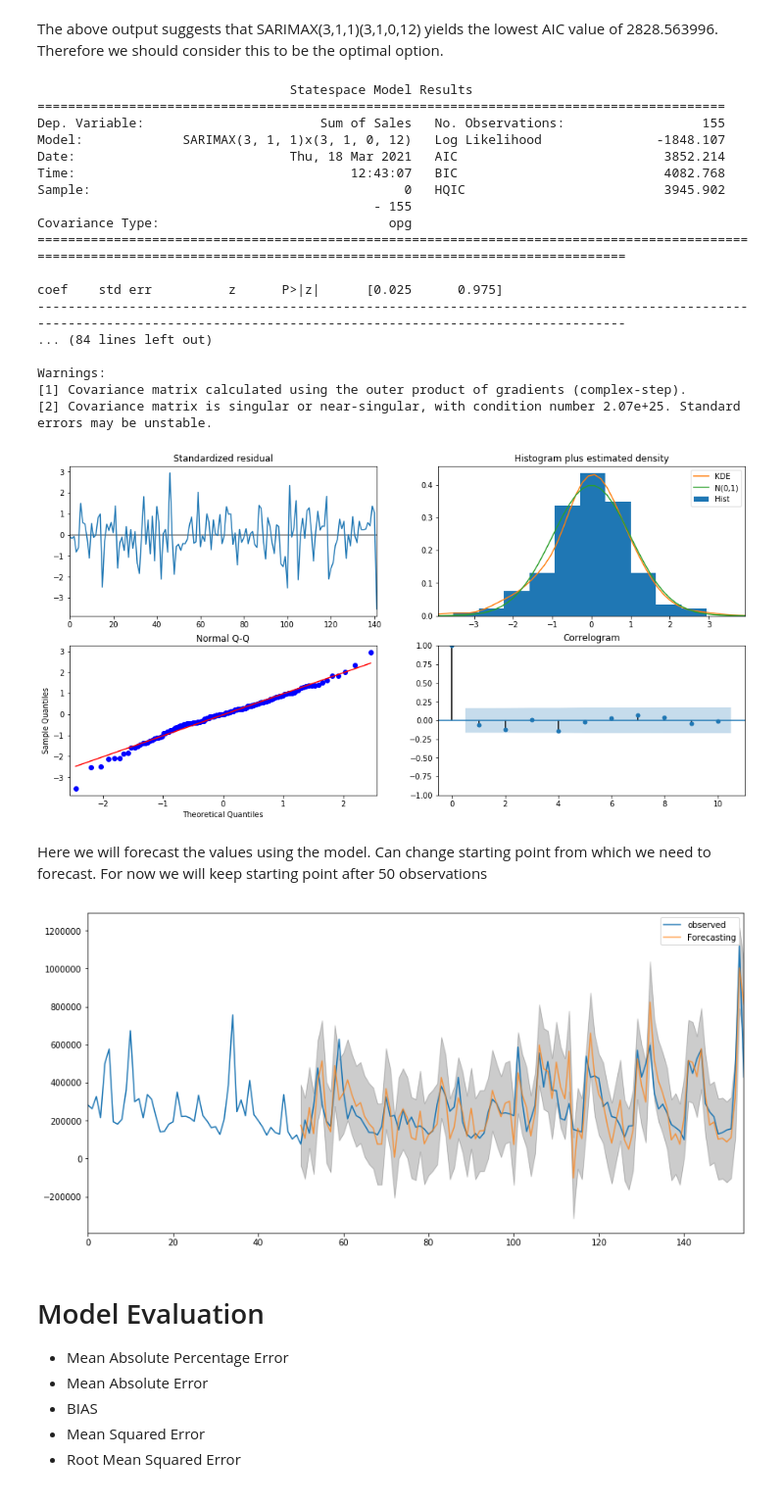
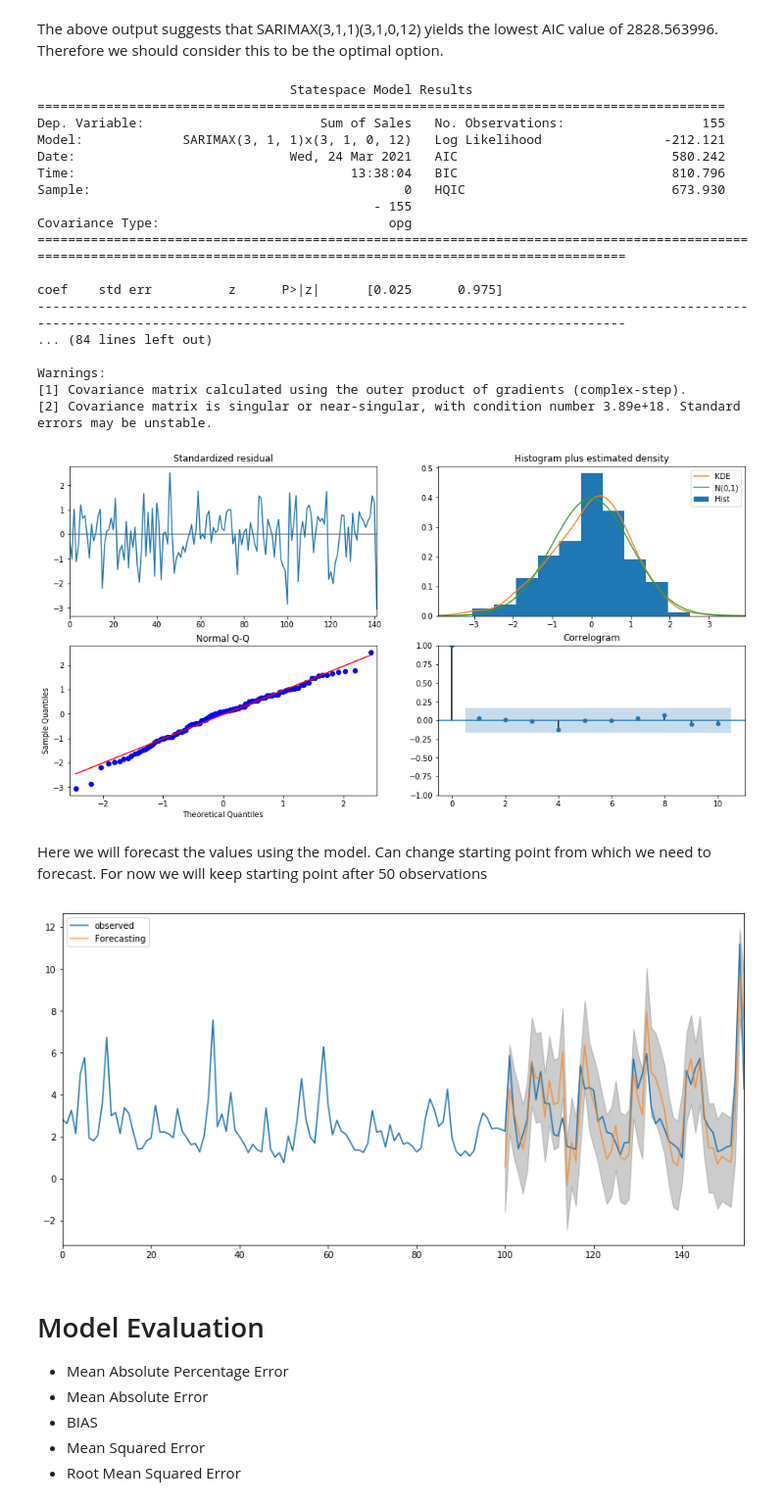
Before and after one commit to rnair7163/LabelMaster_Sales_Forecasting, a Jupyter notebook: src/Data_Modeling/books_sarima_exog.ipynb, the cells around one changed output. Shown: that part at 98% size. Cells and saved outputs as stored; diff of their text form; code cells hidden in the pictures.

Commit message:
scaled sum of sales

```diff
--- a/src/Data_Modeling/books_sarima_exog.ipynb
+++ b/src/Data_Modeling/books_sarima_exog.ipynb
@@ -25,6 +25,7 @@ import Model_Evaluation as me
 books = pd.read_csv('/Users/rahulnair/Desktop/Labelmaster_/Sales_Data/Books_ext_fs.csv')
 #books = pd.read_csv('/content/drive/MyDrive/Colab Notebooks/LabelMaster/LabelMaster Data/Books_ext.csv')
 sales = books[['Year_Month','Sum of Sales']]
+sales['Sum of Sales'] = sales['Sum of Sales']/100000
 sales
 # %% [output]
 |  | Year_Month | Sum of Sales |
@@ -187,10 +184,10 @@ print(results.summary())
                                  Statespace Model Results
 ==========================================================================================
 Dep. Variable:                       Sum of Sales   No. Observations:                  155
-Model:             SARIMAX(3, 1, 1)x(3, 1, 0, 12)   Log Likelihood               -1848.107
-Date:                            Thu, 18 Mar 2021   AIC                           3852.214
-Time:                                    12:43:07   BIC                           4082.768
-Sample:                                         0   HQIC                          3945.902
+Model:             SARIMAX(3, 1, 1)x(3, 1, 0, 12)   Log Likelihood                -212.121
+Date:                            Wed, 24 Mar 2021   AIC                            580.242
+Time:                                    13:38:04   BIC                            810.796
+Sample:                                         0   HQIC                           673.930
                                             - 155
 Covariance Type:                              opg
 ==========================================================================================================================================================================
@@ -200,28 +197,28 @@ Covariance Type:                              opg
 
 Warnings:
 [1] Covariance matrix calculated using the outer product of gradients (complex-step).
-[2] Covariance matrix is singular or near-singular, with condition number 2.07e+25. Standard errors may be unstable.
+[2] Covariance matrix is singular or near-singular, with condition number 3.89e+18. Standard errors may be unstable.
 # %%
 results.plot_diagnostics(figsize=(16, 8))
 plt.show()
 # %% [output]
-[figure, old version]
+[figure, new version]
 # %% [markdown]
 Here we will forecast the values using the model. Can change starting point from which we need to forecast. For now we will keep starting point after 50 observations
 # %%
 #Point from which prediction starts
-start_point = 50
+start_point = 100
 pred = results.get_prediction(start=start_point, dynamic=False)
 pred_ci = pred.conf_int()
 ax = sales['Sum of Sales'].plot(label='observed',)
 pred.predicted_mean.plot(ax=ax, label='Forecasting', alpha=.7, figsize=(14, 7))
 ax.fill_between(pred_ci.index,
                 pred_ci.iloc[:, 0],
                 pred_ci.iloc[:, 1], color='k', alpha=.2)
 plt.legend()
 plt.show()
 # %% [output]
-[figure, old version]
+[figure, new version]
 # %% [markdown]
 # Model Evaluation
  - Mean Absolute Percentage Error
```
Also changed, not shown: parts of 8 cells of this notebook.
